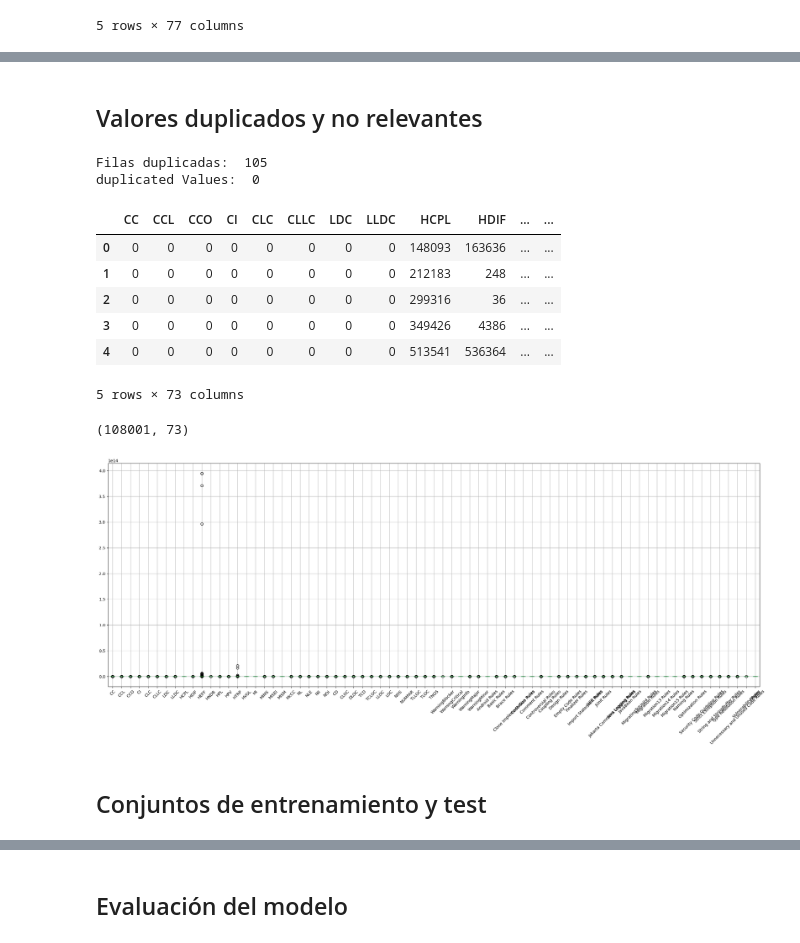
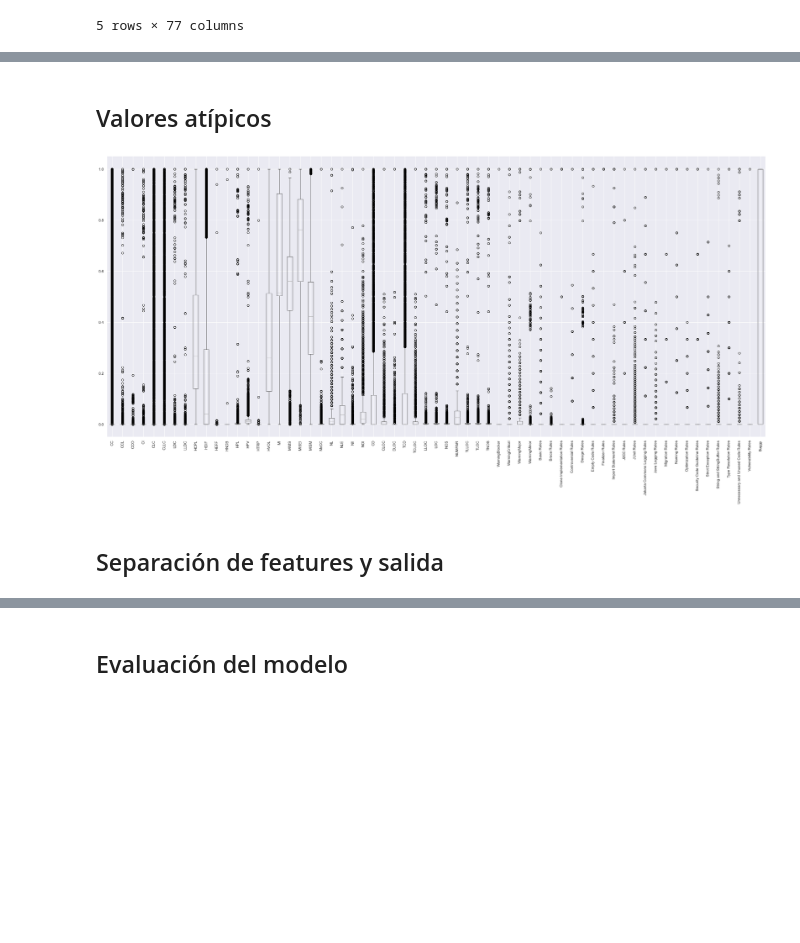
Before and after one commit to davidmacar/bug-prediction-explanation, a Jupyter notebook: estudio_bugHunter.ipynb, the cells around one changed output, grey strips where cells are left out. Drawn from its saved outputs; the diff is of its cells as text; code cells hidden in the pictures; blank space fills up the shorter version.

Commit message:
- Oversampling y undersampling - Mejoras en el modelo - Organización del código

```diff
--- a/databug_.ipynb
+++ b/estudio_bugHunter.ipynb
@@ -28,6 +40,7 @@ COMPLETE = 0
 # %%
 # Importado de los datos al dataframe
-df = pd.read_excel(DATA_FILE, sheet_name=SHEET_NAME)
+df_original = pd.read_excel(DATA_FILE, sheet_name=SHEET_NAME)
+df = df_original
 df.head()
 # %% [output]
 |  | Project | Hash | LongName | CC | CCL | CCO | CI | CLC | CLLC | LDC | ... | ... |
@@ -39,0 +76,4 @@ df.head()
+# %%
+# Eliminación de columnas con un único valor
+df = df[[i for i in df if len(set(df[i]))>1]]
+df
@@ -39,0 +114,5 @@ df.head()
+# %%
+# normalized_df=(df-df.mean())/df.std()
+df_normalized=(df-df.min())/(df.max()-df.min())
+# normalized_df.describe()
+df_normalized
@@ -93,42 +166,14 @@ Name: Buggy, Length: 108106, dtype: int64>
-# %% [markdown]
-## Valores duplicados y no relevantes
-# %%
-# Comprobación de filas duplicadas
-print('Filas duplicadas: ', df.duplicated().sum())
-# Eliminación de las filas duplicadas
-df = df.drop_duplicates()
-# Comprobación de la eliminaciñon correcta de las filas duplicadas eliminadas
-print( 'duplicated Values: ', df.duplicated().sum())
-# %% [output]
-Filas duplicadas:  105
-duplicated Values:  0
-# %%
-# Eliminación de columnas no apropiadas para el entrenamiento de los modelos
-df = df.drop(['Project', 'Hash', 'LongName','Number of Bugs'], axis=1)
-# Comprobación de los cambios realizados
-df.head()
-# %% [output]
-|  | CC | CCL | CCO | CI | CLC | CLLC | LDC | LLDC | HCPL | HDIF | ... | ... |
-| 0 | 0 | 0 | 0 | 0 | 0 | 0 | 0 | 0 | 148093 | 163636 | ... | ... |
-| 1 | 0 | 0 | 0 | 0 | 0 | 0 | 0 | 0 | 212183 | 248 | ... | ... |
-| 2 | 0 | 0 | 0 | 0 | 0 | 0 | 0 | 0 | 299316 | 36 | ... | ... |
-| 3 | 0 | 0 | 0 | 0 | 0 | 0 | 0 | 0 | 349426 | 4386 | ... | ... |
-| 4 | 0 | 0 | 0 | 0 | 0 | 0 | 0 | 0 | 513541 | 536364 | ... | ... |
-5 rows × 73 columns
-# %%
-# Cantidad de datos tras el tratado
-df.shape
-# %% [output]
-(108001, 73)
+# %% [markdown]
+## Valores atípicos
 # %%
-# Muestra de los valores atípicos para las features seleccionadas
-plt.figure(figsize=(29,10))
-df.boxplot()
-plt.xticks(rotation=45)
+# Muestra de los valores atípicos para cada una de las features
+plt.figure(figsize=(35,15))
+df_normalized.boxplot()
+plt.xticks(rotation=90)
 plt.show()
 # %% [output]
-[figure, old version]
+[figure, new version]
 # %% [markdown]
-## Conjuntos de entrenamiento y test
+## Separación de features y salida
 # %%
 # Separación de los valores de entrada para el entrenamiento del modelo y los valores de salida
```
Also changed, not shown: parts of 70 cells of this notebook, 1 other file.
